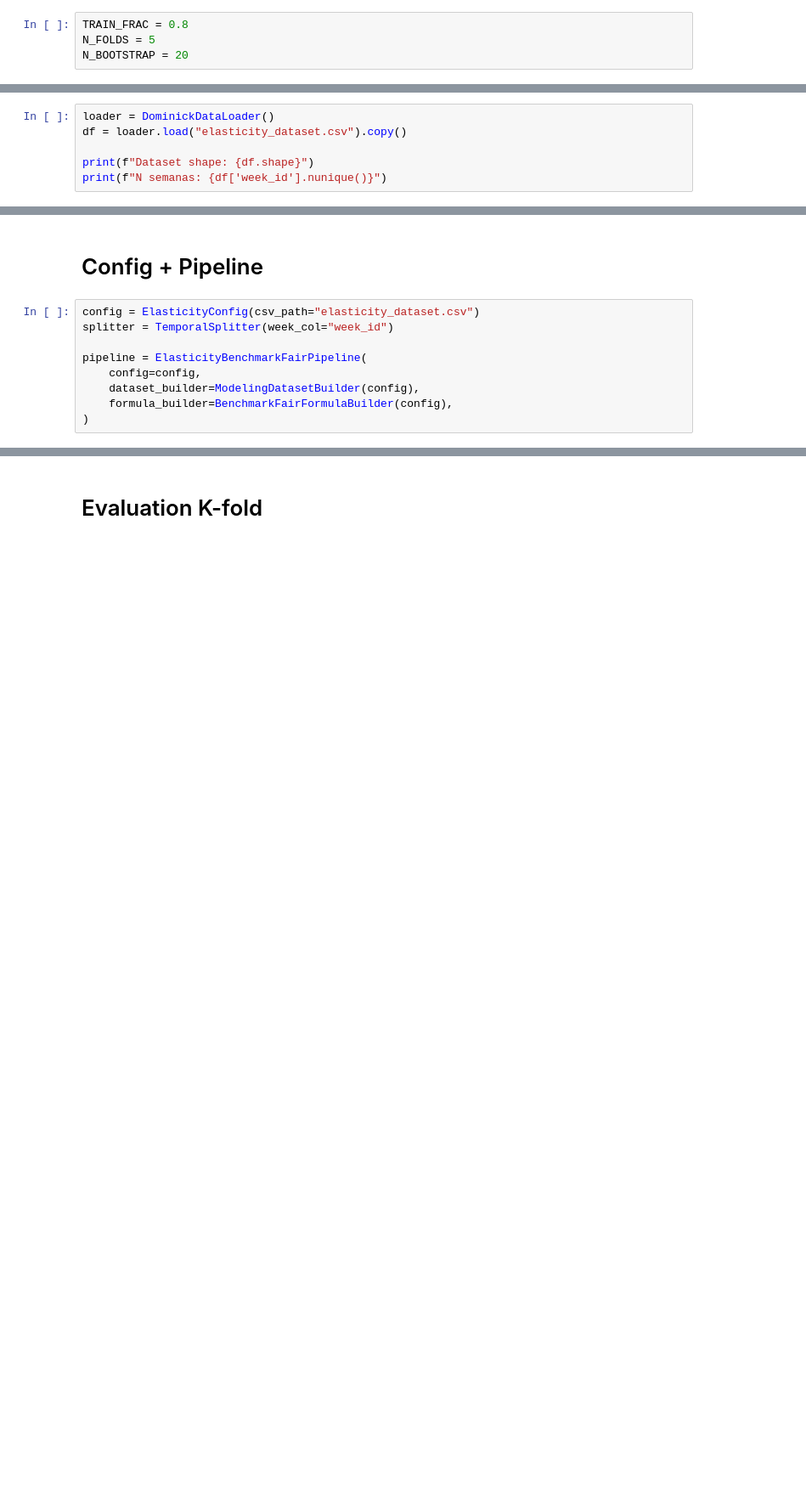
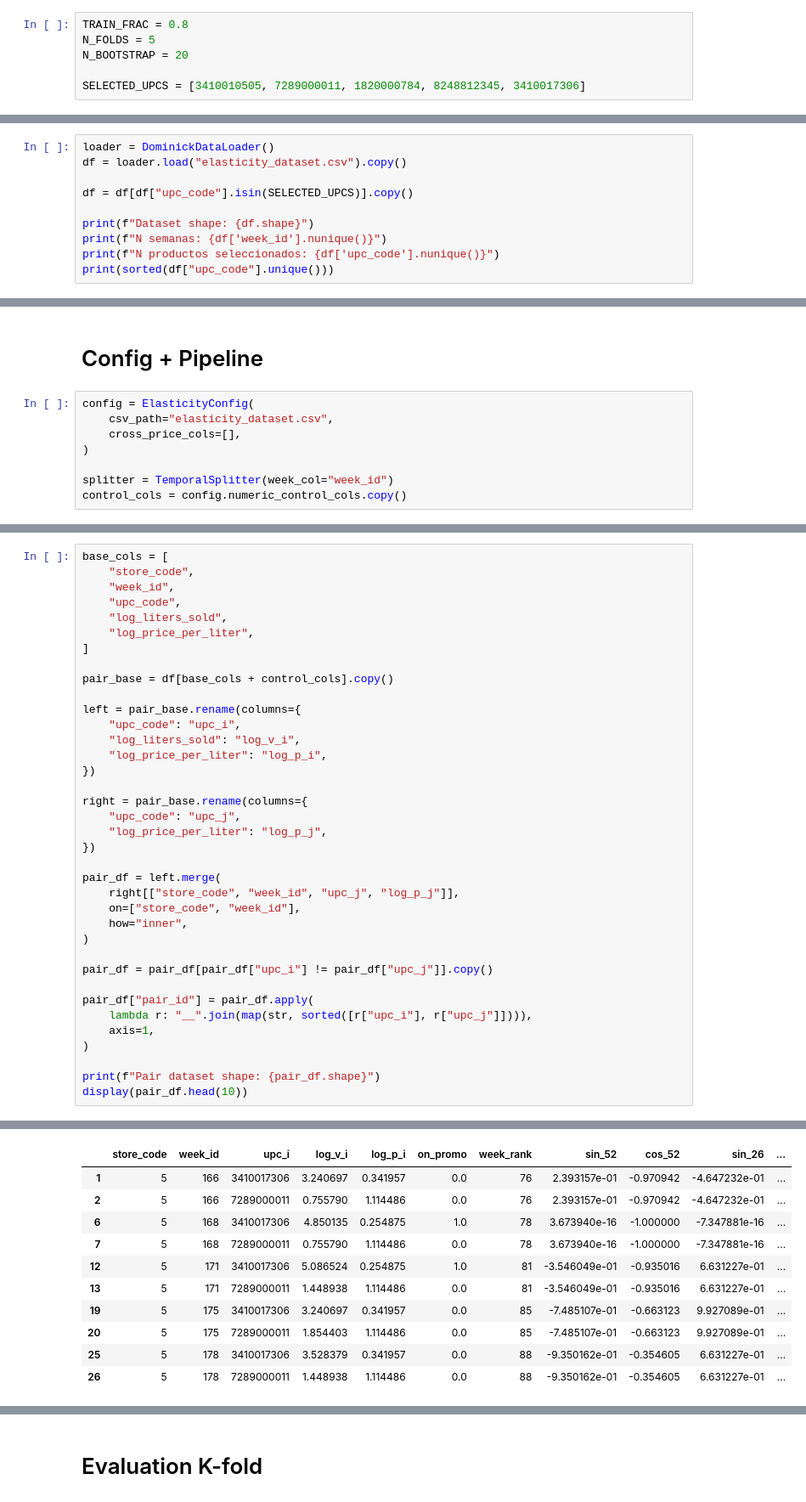
Before and after one commit to carlosherediapimienta/nn-elasticity, a Jupyter notebook: notebooks/benchmark.ipynb, the cells around one changed output, grey strips where cells are left out. Shown at 85% size. Drawn from its saved outputs; the diff is of its cells as text; blank space fills up the shorter version.

```diff
--- a/notebooks/benchmark.ipynb
+++ b/notebooks/benchmark.ipynb
@@ -21,12 +16,18 @@ from src.utils import TemporalSplitter, BlockBootstrapSampler
 TRAIN_FRAC = 0.8
 N_FOLDS = 5
 N_BOOTSTRAP = 20
+
+SELECTED_UPCS = [3410010505, 7289000011, 1820000784, 8248812345, 3410017306]
 # %% [markdown]
 # Loader
 # %%
 loader = DominickDataLoader()
 df = loader.load("elasticity_dataset.csv").copy()
 
+df = df[df["upc_code"].isin(SELECTED_UPCS)].copy()
+
 print(f"Dataset shape: {df.shape}")
 print(f"N semanas: {df['week_id'].nunique()}")
+print(f"N productos seleccionados: {df['upc_code'].nunique()}")
+print(sorted(df["upc_code"].unique()))
 # %% [output]
@@ -35,11 +38,10 @@ N semanas: 302
 # %% [markdown]
 # Config + Pipeline
 # %%
-config = ElasticityConfig(csv_path="elasticity_dataset.csv")
+config = ElasticityConfig(
+    csv_path="elasticity_dataset.csv",
+    cross_price_cols=[],
+)
+
 splitter = TemporalSplitter(week_col="week_id")
-
-pipeline = ElasticityBenchmarkFairPipeline(
-    config=config,
-    dataset_builder=ModelingDatasetBuilder(config),
-    formula_builder=BenchmarkFairFormulaBuilder(config),
-)
+control_cols = config.numeric_control_cols.copy()
@@ -45,0 +50,38 @@ pipeline = ElasticityBenchmarkFairPipeline(
+# %%
+base_cols = [
+    "store_code",
+    "week_id",
+    "upc_code",
+    "log_liters_sold",
+    "log_price_per_liter",
+]
+
+pair_base = df[base_cols + control_cols].copy()
+
+left = pair_base.rename(columns={
+    "upc_code": "upc_i",
+    "log_liters_sold": "log_v_i",
+    "log_price_per_liter": "log_p_i",
+})
+
+right = pair_base.rename(columns={
+    "upc_code": "upc_j",
+    "log_price_per_liter": "log_p_j",
+})
+
+pair_df = left.merge(
+    right[["store_code", "week_id", "upc_j", "log_p_j"]],
+    on=["store_code", "week_id"],
+    how="inner",
+)
+
+pair_df = pair_df[pair_df["upc_i"] != pair_df["upc_j"]].copy()
+
+pair_df["pair_id"] = pair_df.apply(
+    lambda r: "__".join(map(str, sorted([r["upc_i"], r["upc_j"]]))),
+    axis=1,
+)
+
+print(f"Pair dataset shape: {pair_df.shape}")
+display(pair_df.head(10))
+# %% [output]
@@ -45,0 +89,11 @@ pipeline = ElasticityBenchmarkFairPipeline(
+|  | store_code | week_id | upc_i | log_v_i | log_p_i | on_promo | week_rank | sin_52 | cos_52 | sin_26 | ... |
+| 1 | 5 | 166 | 3410017306 | 3.240697 | 0.341957 | 0.0 | 76 | 2.393157e-01 | -0.970942 | -4.647232e-01 | ... |
+| 2 | 5 | 166 | 7289000011 | 0.755790 | 1.114486 | 0.0 | 76 | 2.393157e-01 | -0.970942 | -4.647232e-01 | ... |
+| 6 | 5 | 168 | 3410017306 | 4.850135 | 0.254875 | 1.0 | 78 | 3.673940e-16 | -1.000000 | -7.347881e-16 | ... |
+| 7 | 5 | 168 | 7289000011 | 0.755790 | 1.114486 | 0.0 | 78 | 3.673940e-16 | -1.000000 | -7.347881e-16 | ... |
+| 12 | 5 | 171 | 3410017306 | 5.086524 | 0.254875 | 1.0 | 81 | -3.546049e-01 | -0.935016 | 6.631227e-01 | ... |
+| 13 | 5 | 171 | 7289000011 | 1.448938 | 1.114486 | 0.0 | 81 | -3.546049e-01 | -0.935016 | 6.631227e-01 | ... |
+| 19 | 5 | 175 | 3410017306 | 3.240697 | 0.341957 | 0.0 | 85 | -7.485107e-01 | -0.663123 | 9.927089e-01 | ... |
+| 20 | 5 | 175 | 7289000011 | 1.854403 | 1.114486 | 0.0 | 85 | -7.485107e-01 | -0.663123 | 9.927089e-01 | ... |
+| 25 | 5 | 178 | 3410017306 | 3.528379 | 0.341957 | 0.0 | 88 | -9.350162e-01 | -0.354605 | 6.631227e-01 | ... |
+| 26 | 5 | 178 | 7289000011 | 1.448938 | 1.114486 | 0.0 | 88 | -9.350162e-01 | -0.354605 | 6.631227e-01 | ... |
```
Also changed, not shown: parts of 17 cells of this notebook, 13 other files.
